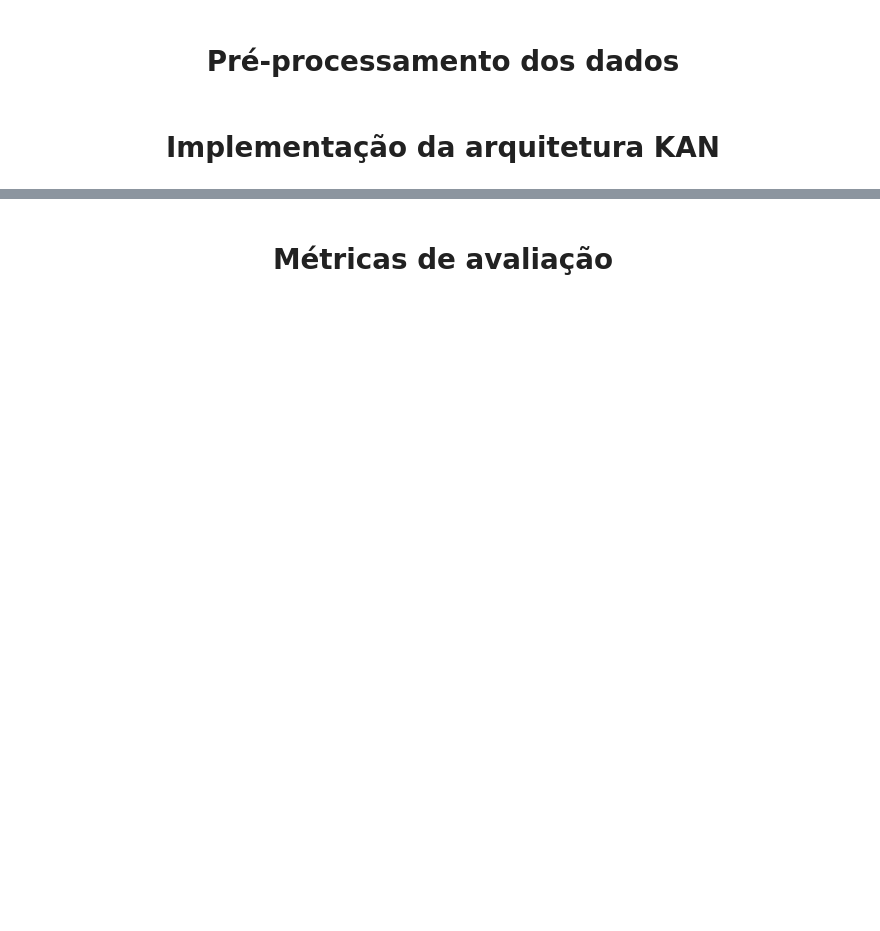
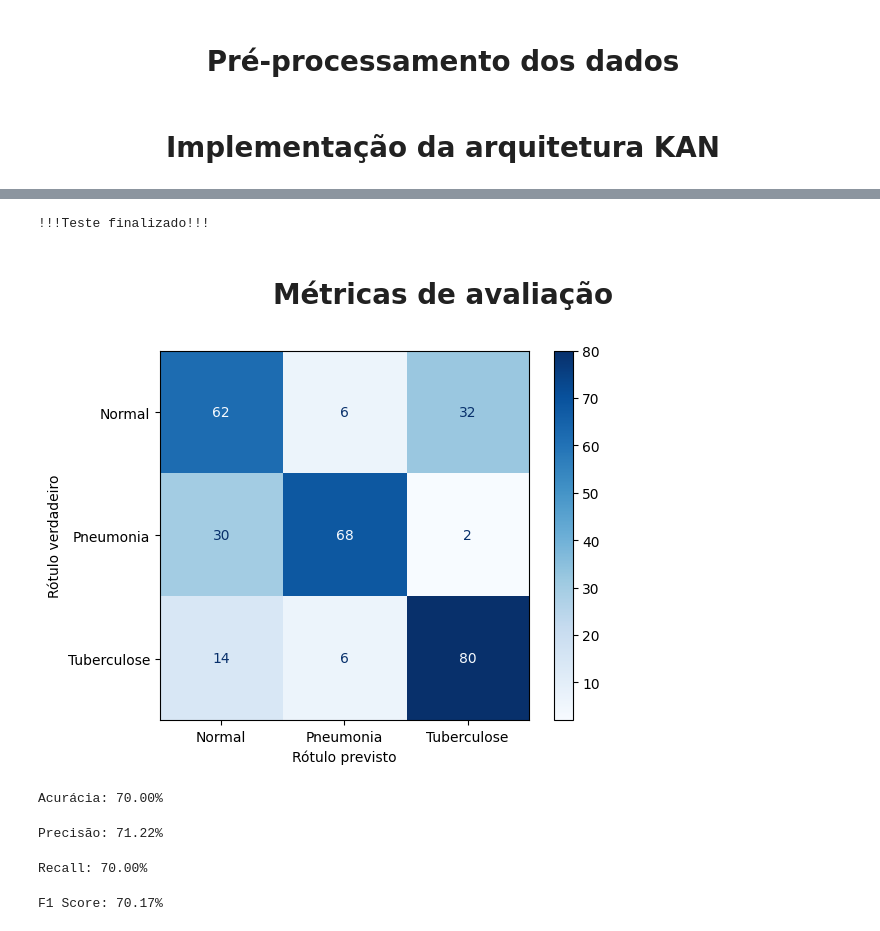
Before and after one commit to AlxDev-hub/Classificacao-KAN-DoencasPulmonares, a Jupyter notebook: teste2_kan.ipynb, the cells around one changed output, grey strips where cells are left out. Drawn from its saved outputs; the diff is of its cells as text; code cells hidden in the pictures; blank space fills up the shorter version.

```diff
--- a/teste2_kan.ipynb
+++ b/teste2_kan.ipynb
@@ -123,26 +126,53 @@ plt.suptitle("Teste", fontsize = 20)
 # %%
-test_outputs = model(dataset['test_input'])
-test_predictions = torch.argmax(test_outputs, dim=1).numpy()
+rot_array = []
+predt_array = []
+
+model.eval()
+
+with torch.no_grad():
+
+    for images, labels in testloader:
+        images = images.view(-1, 164*164*3)
+
+        outputs = model(images)
+        _, predicted = torch.max(outputs.data, 1)
+
+        rot_array.extend(labels.cpu().detach().numpy())
+        predt_array.extend(predicted.cpu().detach().numpy())
+
+print("!!!Teste finalizado!!!")
+# %% [output]
+!!!Teste finalizado!!!
 # %% [markdown]
 # <center>Métricas de avaliação</center>
 # %%
-cm = confusion_matrix(dataset['test_label'], test_predictions)
+cm = confusion_matrix(rot_array, predt_array)
 
 disp = ConfusionMatrixDisplay(confusion_matrix=cm, display_labels=['Normal', 'Pneumonia', 'Tuberculose'])
 disp.plot(cmap=plt.cm.Blues)
 
 plt.xlabel('Rótulo previsto')
 plt.ylabel('Rótulo verdadeiro')
 plt.show()
+# %% [output]
+[figure, added]
 # %%
-accuracy = accuracy_score(dataset['test_label'], test_predictions)
-print(f"Acurácia: {accuracy:.2f}")
+acc = accuracy_score(rot_array, predt_array)
+print(f"Acurácia: {acc * 100 :.2f}%")
+# %% [output]
+Acurácia: 70.00%
 # %%
-precision = precision_score(dataset['test_label'], test_predictions, average='weighted')
-print(f"Precisão: {precision:.2f}")
+precision = precision_score(rot_array, predt_array, average='weighted')
+print(f"Precisão: {precision * 100 :.2f}%")
+# %% [output]
+Precisão: 71.22%
 # %%
-recall = recall_score(dataset['test_label'], test_predictions, average='weighted')
-print(f"Recall: {recall:.2f}")
+recall = recall_score(rot_array, predt_array, average='weighted')
+print(f"Recall: {recall * 100 :.2f}%")
+# %% [output]
+Recall: 70.00%
 # %%
-f1 = f1_score(dataset['test_label'], test_predictions, average='weighted')
-print(f"F1 Score: {f1:.2f}")
+f1 = f1_score(rot_array, predt_array, average='weighted')
+print(f"F1 Score: {f1 * 100 :.2f}%")
+# %% [output]
+F1 Score: 70.17%
```
Also changed, not shown: parts of 10 cells of this notebook.
